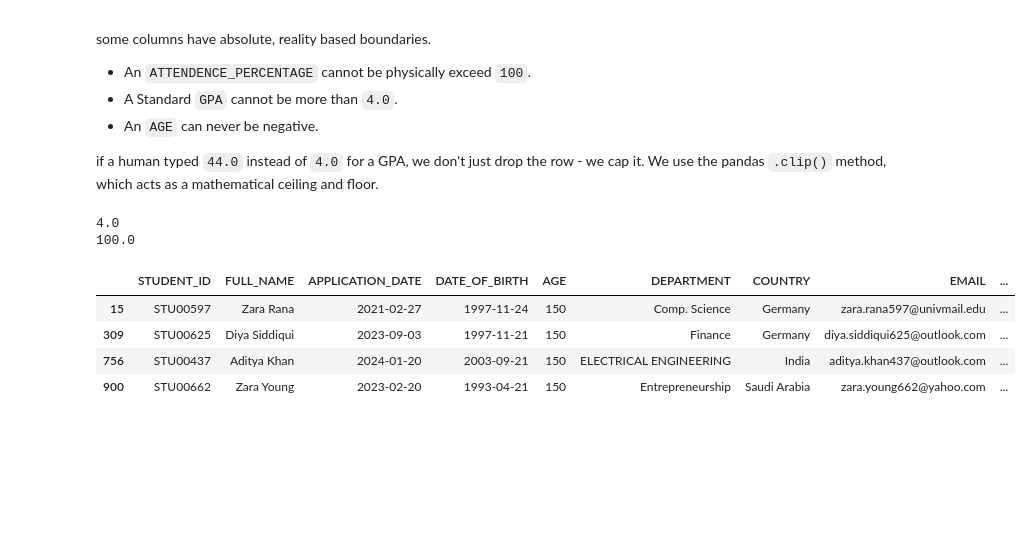
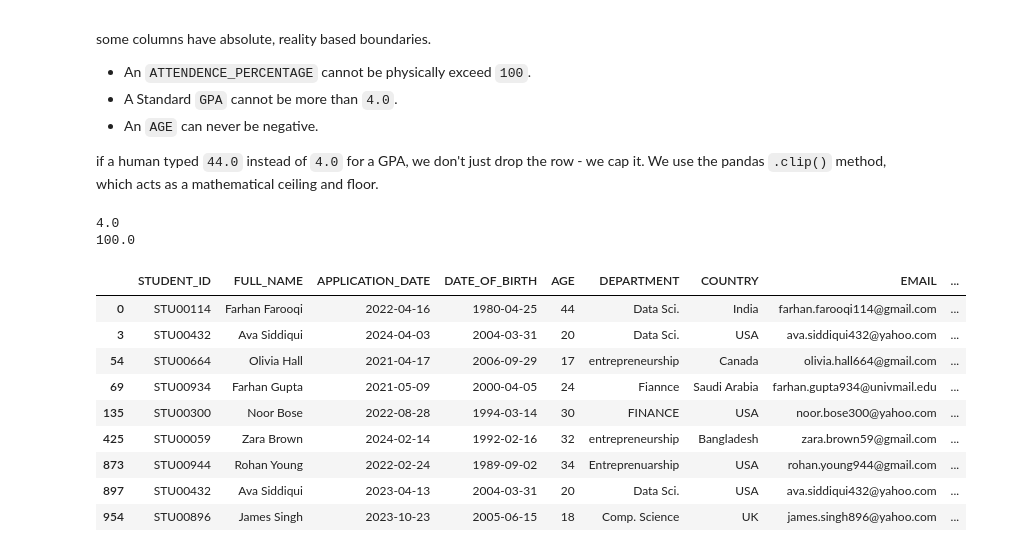
Before and after one commit to sohail-ansari0023/Becoming-A-Data-Analyst, a Jupyter notebook: Data_Cleaning_and_Preprocessing/notebooks/university_dataset.ipynb, the cells around one changed output. Drawn from its saved outputs; the diff is of its cells as text; code cells hidden in the pictures; blank space fills up the shorter version.

```diff
--- a/Data_Cleaning_and_Preprocessing/notebooks/university_dataset.ipynb
+++ b/Data_Cleaning_and_Preprocessing/notebooks/university_dataset.ipynb
@@ -593,7 +593,7 @@ df_clean['LAB_SENSOR_RPM'] = df_clean['LAB_SENSOR_RPM'].fillna(df_clean["LAB_SEN
 # df_clean['ENROLLMENT_STATUS'] = df_clean['ENROLLMENT_STATUS'].fillna('unknown')
 # If we run  the above code we'll get a typeerror, it's because there's not any
 # category called 'Unknown' yet. we have to add manually via .cat.add_category() method.
-# df_clean['ENROLLMENT_STATUS'] = df_clean['ENROLLMENT_STATUS'].cat.add_categories('unknown')
+df_clean['ENROLLMENT_STATUS'] = df_clean['ENROLLMENT_STATUS'].cat.add_categories('unknown')
 # and after adding successfull we've to fill the unkown to missing values.
 df_clean['ENROLLMENT_STATUS'] = df_clean['ENROLLMENT_STATUS'].fillna('unknown')
 
@@ -633,24 +633,28 @@ if a human typed `44.0` instead of `4.0` for a GPA, we don't just drop the row -
 # %%
 # The industry command - Applying Hard Business rule.
 
 # Any GPA above 4.0 gets pulled down to exactly 4.0.
 df_clean['GPA'] = df_clean['GPA'].clip(lower=0.0, upper=4.0)
 
 # Any standard ATTENDENCE_PERCENTAGE above 100% will get back to 100%.
 df_clean['ATTENDANCE_PERCENTAGE'] = df_clean['ATTENDANCE_PERCENTAGE'].clip(lower=0.0, upper=100.0)
 
-# Any AGE less than
 # let's verify.
 print(df_clean['GPA'].max())
 print(df_clean['ATTENDANCE_PERCENTAGE'].max())
 
-df_clean[df_clean['AGE']==150]
+df_clean[df_clean['LAB_SENSOR_RPM'] > 7000]
 # %% [output]
 4.0
 100.0
 |  | STUDENT_ID | FULL_NAME | APPLICATION_DATE | DATE_OF_BIRTH | AGE | DEPARTMENT | COUNTRY | EMAIL | ... |
-| 15 | STU00597 | Zara Rana | 2021-02-27 | 1997-11-24 | 150 | Comp. Science | Germany | zara.rana597@univmail.edu | ... |
-| 309 | STU00625 | Diya Siddiqui | 2023-09-03 | 1997-11-21 | 150 | Finance | Germany | diya.siddiqui625@outlook.com | ... |
-| 756 | STU00437 | Aditya Khan | 2024-01-20 | 2003-09-21 | 150 | ELECTRICAL ENGINEERING | India | aditya.khan437@outlook.com | ... |
-| 900 | STU00662 | Zara Young | 2023-02-20 | 1993-04-21 | 150 | Entrepreneurship | Saudi Arabia | zara.young662@yahoo.com | ... |
+| 0 | STU00114 | Farhan Farooqi | 2022-04-16 | 1980-04-25 | 44 | Data Sci. | India | farhan.farooqi114@gmail.com | ... |
+| 3 | STU00432 | Ava Siddiqui | 2024-04-03 | 2004-03-31 | 20 | Data Sci. | USA | ava.siddiqui432@yahoo.com | ... |
+| 54 | STU00664 | Olivia Hall | 2021-04-17 | 2006-09-29 | 17 | entrepreneurship | Canada | olivia.hall664@gmail.com | ... |
+| 69 | STU00934 | Farhan Gupta | 2021-05-09 | 2000-04-05 | 24 | Fiannce | Saudi Arabia | farhan.gupta934@univmail.edu | ... |
+| 135 | STU00300 | Noor Bose | 2022-08-28 | 1994-03-14 | 30 | FINANCE | USA | noor.bose300@yahoo.com | ... |
+| 425 | STU00059 | Zara Brown | 2024-02-14 | 1992-02-16 | 32 | entrepreneurship | Bangladesh | zara.brown59@gmail.com | ... |
+| 873 | STU00944 | Rohan Young | 2022-02-24 | 1989-09-02 | 34 | Entreprenuarship | USA | rohan.young944@gmail.com | ... |
+| 897 | STU00432 | Ava Siddiqui | 2023-04-13 | 2004-03-31 | 20 | Data Sci. | USA | ava.siddiqui432@yahoo.com | ... |
+| 954 | STU00896 | James Singh | 2023-10-23 | 2005-06-15 | 18 | Comp. Science | UK | james.singh896@yahoo.com | ... |
 # %% [markdown]
```
Also changed, not shown: parts of 5 cells of this notebook.
